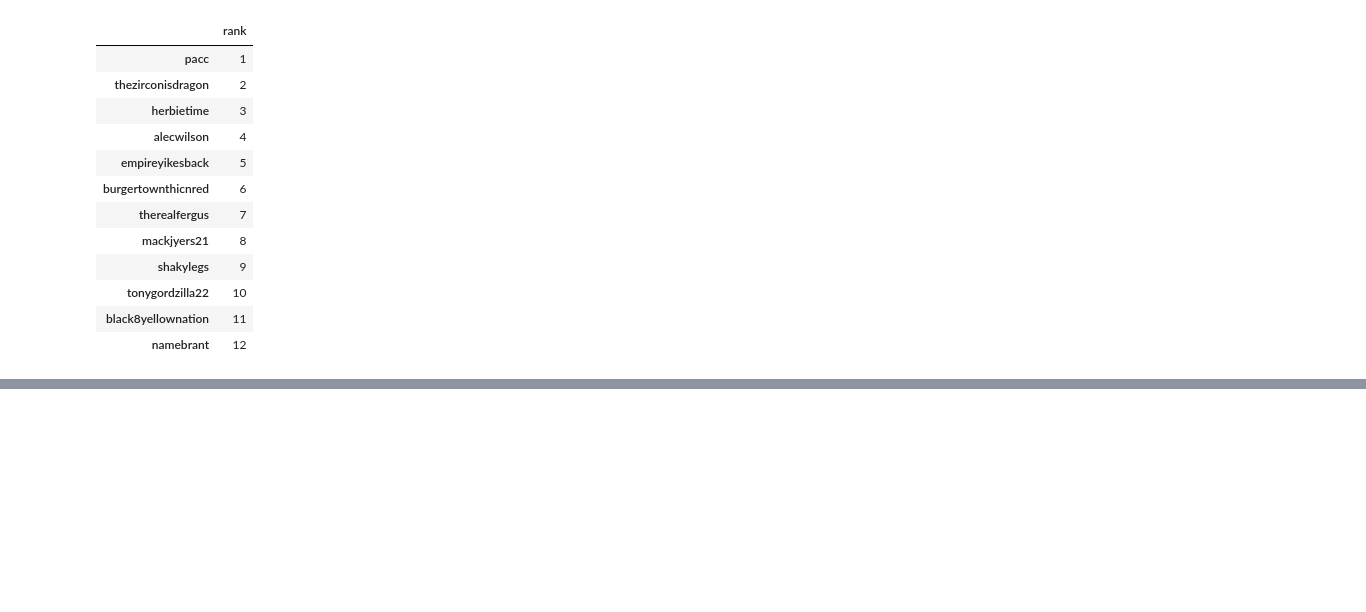
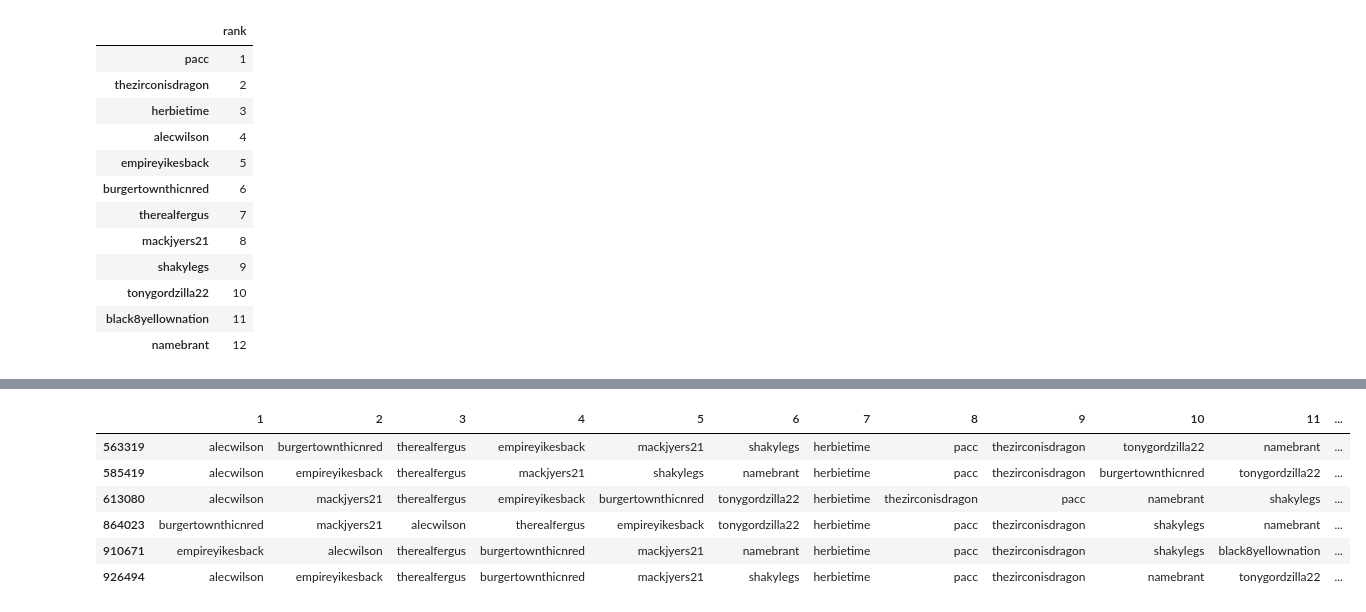
Before and after one commit to mfjacobsen/Fantasy-Football, a Jupyter notebook: 2023WinDistribution.ipynb, the cells around one changed output, grey strips where cells are left out. Saved outputs shown, nothing was run; the diff lists cells and outputs as text; code cells hidden in the pictures; blank space fills up the shorter version.

```diff
--- a/2023WinDistribution.ipynb
+++ b/2023WinDistribution.ipynb
@@ -343,8 +361,8 @@ playoffs_df_prob = pd.DataFrame(playoffs_df)
 def better_equal(username, rank):
     return get_prob(username, rank, type = "better") + get_prob(username, rank, type = "equal")
 
-for i in range(1,7):
-    playoffs_df_prob[i] = playoffs_df[i].apply(lambda x: better_equal(x,i))
+for i in tqdm(range(1,13), total = 12):
+    playoffs_df_prob[str(i)] = playoffs_df[str(i)].apply(lambda x: better_equal(x,i))
 # %%
 idx_unlikely = playoffs_df_prob.iloc[:,:6].sum(axis = 1).idxmin()
 # %%
@@ -355,0 +388,12 @@ unlikely_playoff_seed
+# %%
+top = ['herbietime', 'pacc', 'thezirconisdragon']
+query_str = ' and '.join([f'`{col}` not in @top' for col in [str(i) for i in range(1,7)]])
+playoffs_df.query(query_str)
+# %% [output]
+|  | 1 | 2 | 3 | 4 | 5 | 6 | 7 | 8 | 9 | 10 | 11 | ... |
+| 563319 | alecwilson | burgertownthicnred | therealfergus | empireyikesback | mackjyers21 | shakylegs | herbietime | pacc | thezirconisdragon | tonygordzilla22 | namebrant | ... |
+| 585419 | alecwilson | empireyikesback | therealfergus | mackjyers21 | shakylegs | namebrant | herbietime | pacc | thezirconisdragon | burgertownthicnred | tonygordzilla22 | ... |
+| 613080 | alecwilson | mackjyers21 | therealfergus | empireyikesback | burgertownthicnred | tonygordzilla22 | herbietime | thezirconisdragon | pacc | namebrant | shakylegs | ... |
+| 864023 | burgertownthicnred | mackjyers21 | alecwilson | therealfergus | empireyikesback | tonygordzilla22 | herbietime | pacc | thezirconisdragon | shakylegs | namebrant | ... |
+| 910671 | empireyikesback | alecwilson | therealfergus | burgertownthicnred | mackjyers21 | namebrant | herbietime | pacc | thezirconisdragon | shakylegs | black8yellownation | ... |
+| 926494 | alecwilson | empireyikesback | therealfergus | burgertownthicnred | mackjyers21 | shakylegs | herbietime | pacc | thezirconisdragon | namebrant | tonygordzilla22 | ... |
```
Also changed, not shown: parts of 13 cells of this notebook, 10 other files.
